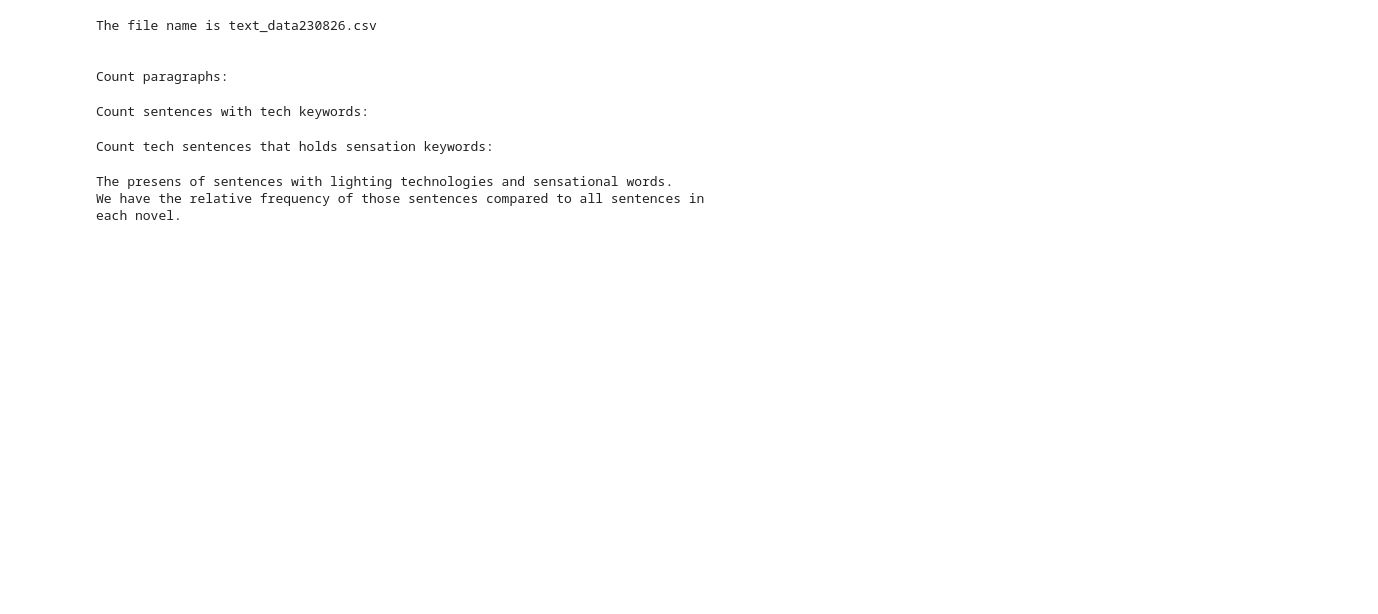
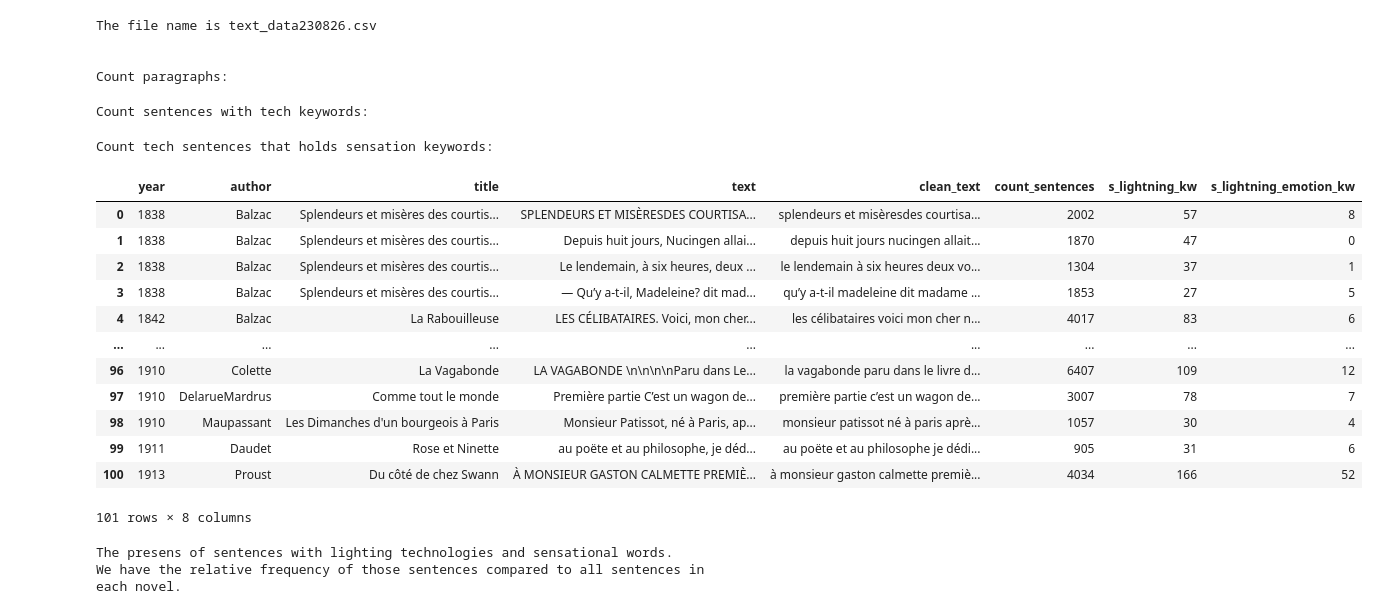
Before and after one commit to lrskjr/Lighting-in-French-Literature, a Jupyter notebook: code/The Light in French Literature 3 - keyword analysis.ipynb, the cells around one changed output. Drawn from its saved outputs; the diff is of its cells as text; code cells hidden in the pictures; blank space fills up the shorter version.

```diff
--- a/code/The Light in French Literature 3 - keyword analysis.ipynb
+++ b/code/The Light in French Literature 3 - keyword analysis.ipynb
@@ -118,6 +118,22 @@ The file name is text_data230826.csv
 Count paragraphs:
 Count sentences with tech keywords:
 Count tech sentences that holds sensation keywords:
+# %%
+df
+# %% [output]
+|  | year | author | title | text | clean_text | count_sentences | s_lightning_kw | s_lightning_emotion_kw |
+| 0 | 1838 | Balzac | Splendeurs et misères des courtis... | SPLENDEURS ET MISÈRESDES COURTISA... | splendeurs et misèresdes courtisa... | 2002 | 57 | 8 |
+| 1 | 1838 | Balzac | Splendeurs et misères des courtis... | Depuis huit jours, Nucingen allai... | depuis huit jours nucingen allait... | 1870 | 47 | 0 |
+| 2 | 1838 | Balzac | Splendeurs et misères des courtis... | Le lendemain, à six heures, deux ... | le lendemain à six heures deux vo... | 1304 | 37 | 1 |
+| 3 | 1838 | Balzac | Splendeurs et misères des courtis... | — Qu’y a-t-il, Madeleine? dit mad... | qu’y a-t-il madeleine dit madame ... | 1853 | 27 | 5 |
+| 4 | 1842 | Balzac | La Rabouilleuse | LES CÉLIBATAIRES. Voici, mon cher... | les célibataires voici mon cher n... | 4017 | 83 | 6 |
+| ... | ... | ... | ... | ... | ... | ... | ... | ... |
+| 96 | 1910 | Colette | La Vagabonde | LA VAGABONDE \n\n\n\nParu dans Le... | la vagabonde paru dans le livre d... | 6407 | 109 | 12 |
+| 97 | 1910 | DelarueMardrus | Comme tout le monde | Première partie C’est un wagon de... | première partie c’est un wagon de... | 3007 | 78 | 7 |
+| 98 | 1910 | Maupassant | Les Dimanches d'un bourgeois à Paris | Monsieur Patissot, né à Paris, ap... | monsieur patissot né à paris aprè... | 1057 | 30 | 4 |
+| 99 | 1911 | Daudet | Rose et Ninette | au poëte et au philosophe, je déd... | au poëte et au philosophe je dédi... | 905 | 31 | 6 |
+| 100 | 1913 | Proust | Du côté de chez Swann | À MONSIEUR GASTON CALMETTE PREMIÈ... | à monsieur gaston calmette premiè... | 4034 | 166 | 52 |
+101 rows × 8 columns
 # %%
 # get relative data
 new_df = df.copy()
```
Also changed, not shown: 6 other files.
